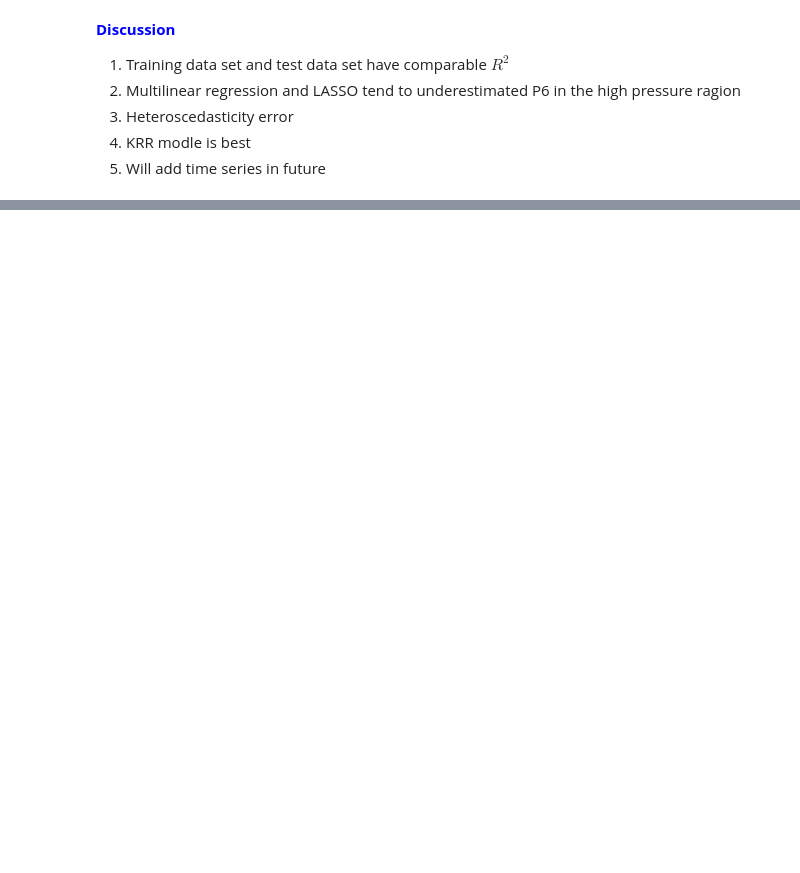
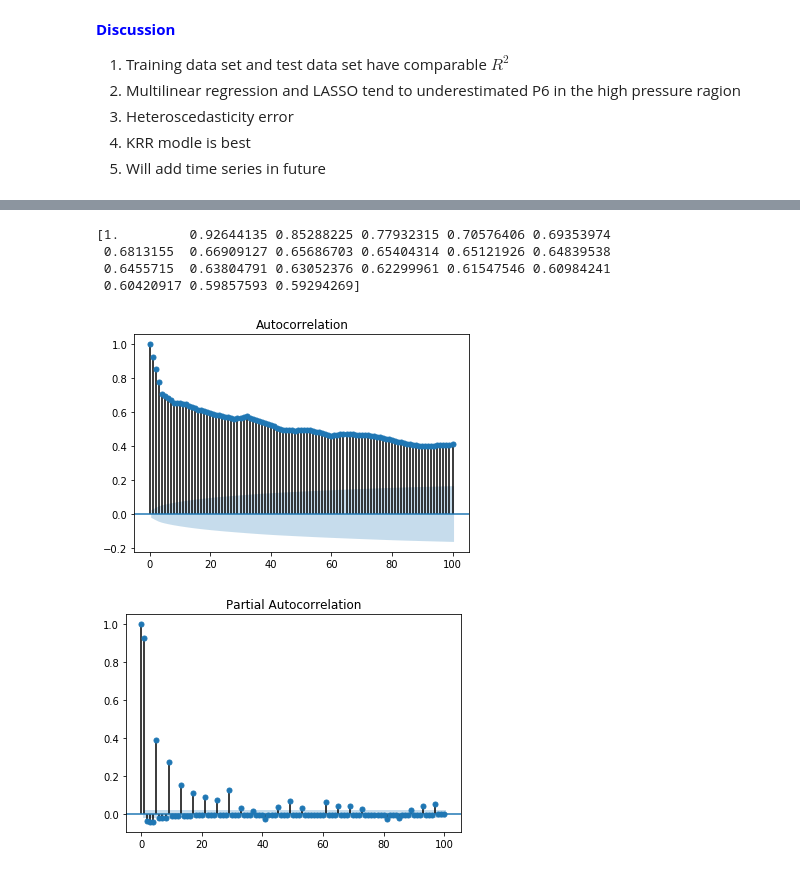
Before and after one commit to triton-wolfe/CHbE-6745-4745-Group-Project, a Jupyter notebook: Group_Project.ipynb, the cells around one changed output, grey strips where cells are left out. Drawn from its saved outputs; the diff is of its cells as text; code cells hidden in the pictures; blank space fills up the shorter version.

```diff
--- a/Group_Project.ipynb
+++ b/Group_Project.ipynb
@@ -343,0 +358,15 @@ Training r^2 = 0.609843302649187, Test r^2 = 0.585830002874164
+# %%
+from statsmodels.tsa.stattools import acf
+from statsmodels.graphics.tsaplots import plot_acf, plot_pacf
+
+autocorr = acf(y, nlags = 20,fft=False)
+print(autocorr)
+_ = plot_acf(y, lags = 100)
+_ = plot_pacf(y, lags = 100)
+# %% [output]
+[1.         0.92644135 0.85288225 0.77932315 0.70576406 0.69353974
+ 0.6813155  0.66909127 0.65686703 0.65404314 0.65121926 0.64839538
+ 0.6455715  0.63804791 0.63052376 0.62299961 0.61547546 0.60984241
+ 0.60420917 0.59857593 0.59294269]
+[figure, added]
+[figure, added]
```
Also changed, not shown: parts of 9 cells of this notebook.
